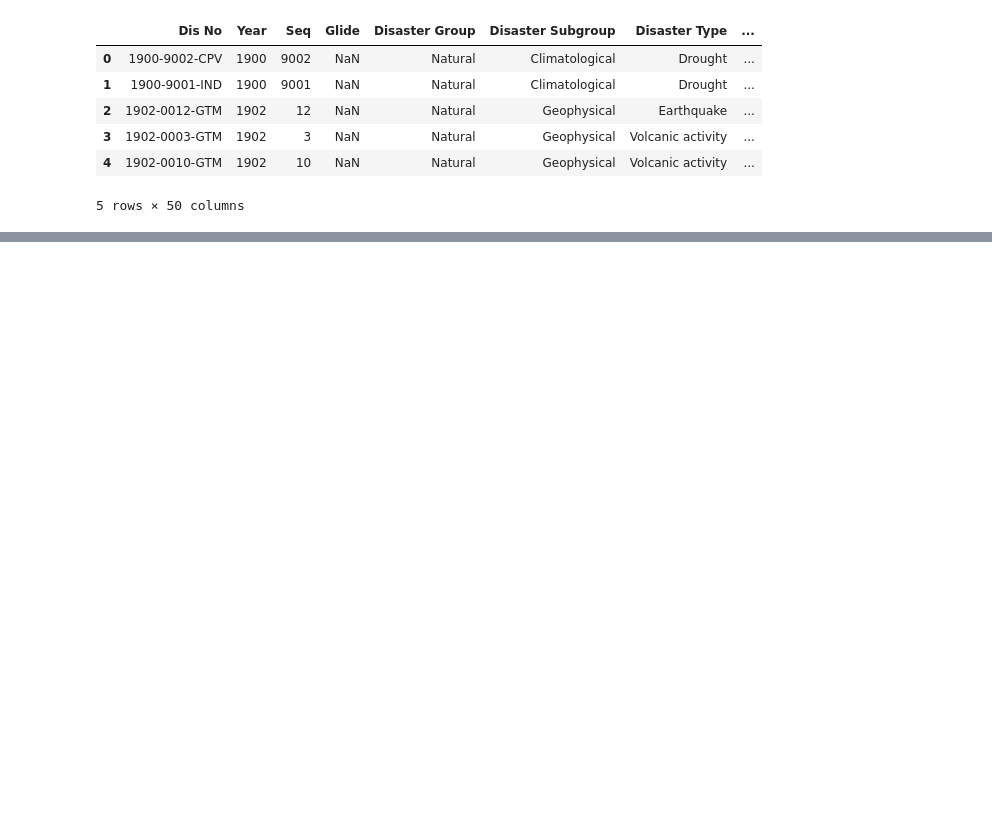
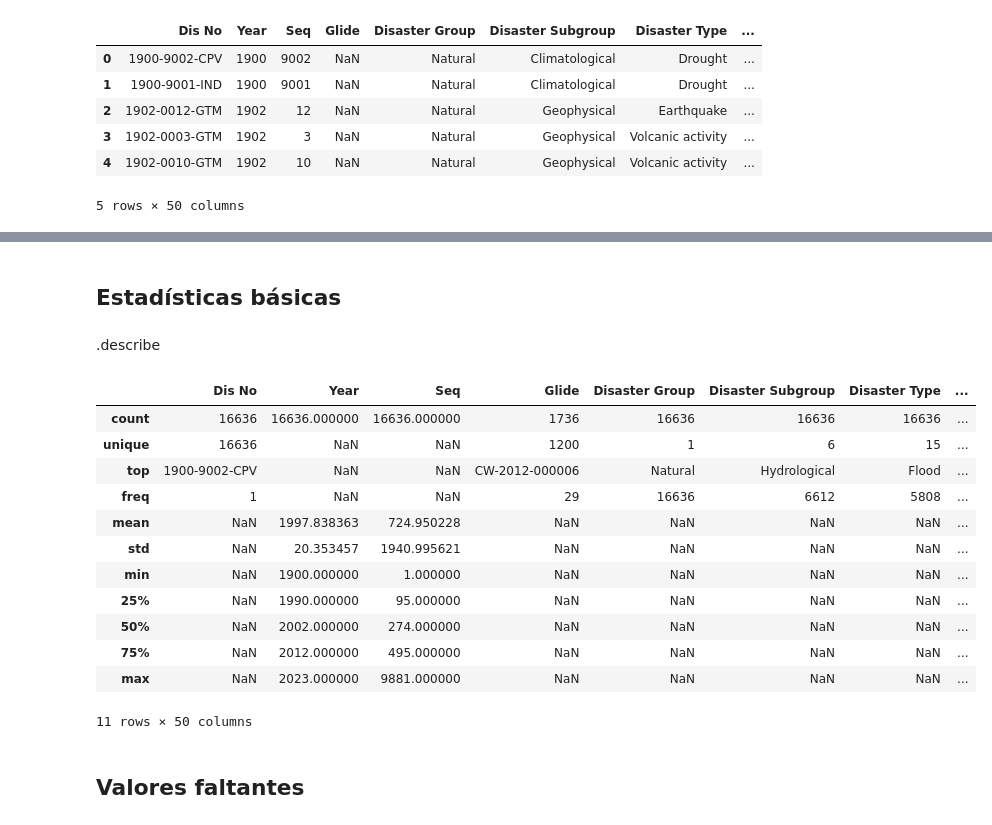
Before and after one commit to AleDataAnalyst/grupo2_desastresnaturales, a Jupyter notebook: Notebooks/00ExplorarDatos/00Ale_ExplorarDatos.ipynb, the cells around one changed output, grey strips where cells are left out. Saved outputs shown, nothing was run; the diff lists cells and outputs as text; code cells hidden in the pictures; blank space fills up the shorter version.

```diff
--- a/Notebooks/00ExplorarDatos/00Ale_ExplorarDatos.ipynb
+++ b/Notebooks/00ExplorarDatos/00Ale_ExplorarDatos.ipynb
@@ -21,0 +132,22 @@ df.head()
+# %% [markdown]
+## Estadísticas básicas
+# %% [markdown]
+.describe
+# %%
+df.describe(include='all')
+# %% [output]
+|  | Dis No | Year | Seq | Glide | Disaster Group | Disaster Subgroup | Disaster Type | ... |
+| count | 16636 | 16636.000000 | 16636.000000 | 1736 | 16636 | 16636 | 16636 | ... |
+| unique | 16636 | NaN | NaN | 1200 | 1 | 6 | 15 | ... |
+| top | 1900-9002-CPV | NaN | NaN | CW-2012-000006 | Natural | Hydrological | Flood | ... |
+| freq | 1 | NaN | NaN | 29 | 16636 | 6612 | 5808 | ... |
+| mean | NaN | 1997.838363 | 724.950228 | NaN | NaN | NaN | NaN | ... |
+| std | NaN | 20.353457 | 1940.995621 | NaN | NaN | NaN | NaN | ... |
+| min | NaN | 1900.000000 | 1.000000 | NaN | NaN | NaN | NaN | ... |
+| 25% | NaN | 1990.000000 | 95.000000 | NaN | NaN | NaN | NaN | ... |
+| 50% | NaN | 2002.000000 | 274.000000 | NaN | NaN | NaN | NaN | ... |
+| 75% | NaN | 2012.000000 | 495.000000 | NaN | NaN | NaN | NaN | ... |
+| max | NaN | 2023.000000 | 9881.000000 | NaN | NaN | NaN | NaN | ... |
+11 rows × 50 columns
+# %% [markdown]
+## Valores faltantes
```
Also changed, not shown: parts of 18 cells of this notebook.
